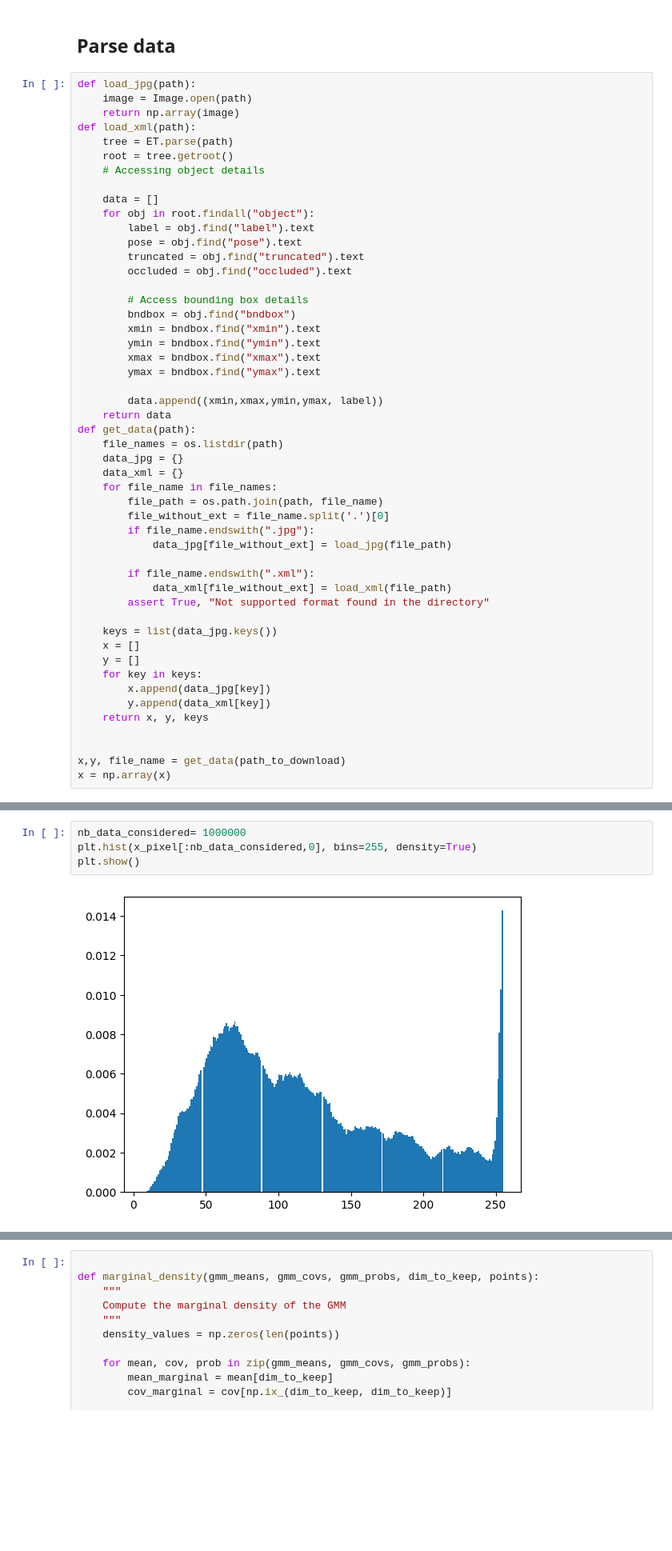
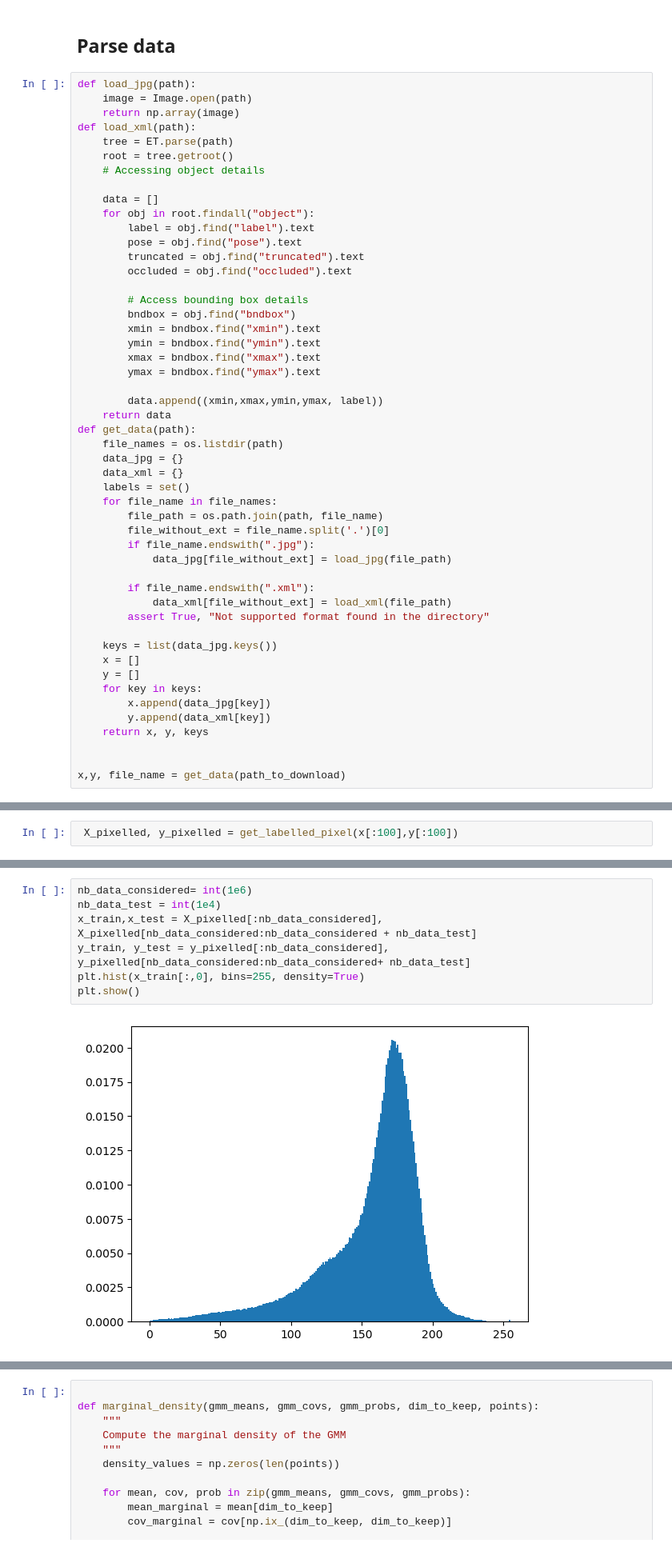
Before and after one commit to IAntoineV/GDA, a Jupyter notebook: medical_exp.ipynb, the cells around one changed output, grey strips where cells are left out. Shown: that part at 80% size. Cells and saved outputs as stored; diff of their text form; blank space fills up the shorter version.

```diff
--- a/medical_exp.ipynb
+++ b/medical_exp.ipynb
@@ -44,6 +45,7 @@ def get_data(path):
     file_names = os.listdir(path)
     data_jpg = {}
     data_xml = {}
+    labels = set()
     for file_name in file_names:
         file_path = os.path.join(path, file_name)
         file_without_ext = file_name.split('.')[0]
@@ -64,5 +66,4 @@ def get_data(path):
 
 
 x,y, file_name = get_data(path_to_download)
-x = np.array(x)
 # %%
@@ -69,0 +110,2 @@ x_pixel = x.reshape(-1,3)
+# %%
+ X_pixelled, y_pixelled = get_labelled_pixel(x[:100],y[:100])
@@ -70,6 +114,9 @@ x_pixel = x.reshape(-1,3)
 # %%
-nb_data_considered= 1000000
-plt.hist(x_pixel[:nb_data_considered,0], bins=255, density=True)
+nb_data_considered= int(1e6)
+nb_data_test = int(1e4)
+x_train,x_test = X_pixelled[:nb_data_considered], X_pixelled[nb_data_considered:nb_data_considered + nb_data_test]
+y_train, y_test = y_pixelled[:nb_data_considered], y_pixelled[nb_data_considered:nb_data_considered+ nb_data_test]
+plt.hist(x_train[:,0], bins=255, density=True)
 plt.show()
 # %% [output]
-[figure, old version]
+[figure, new version]
```
Also changed, not shown: parts of 9 cells of this notebook, 3 other files.
